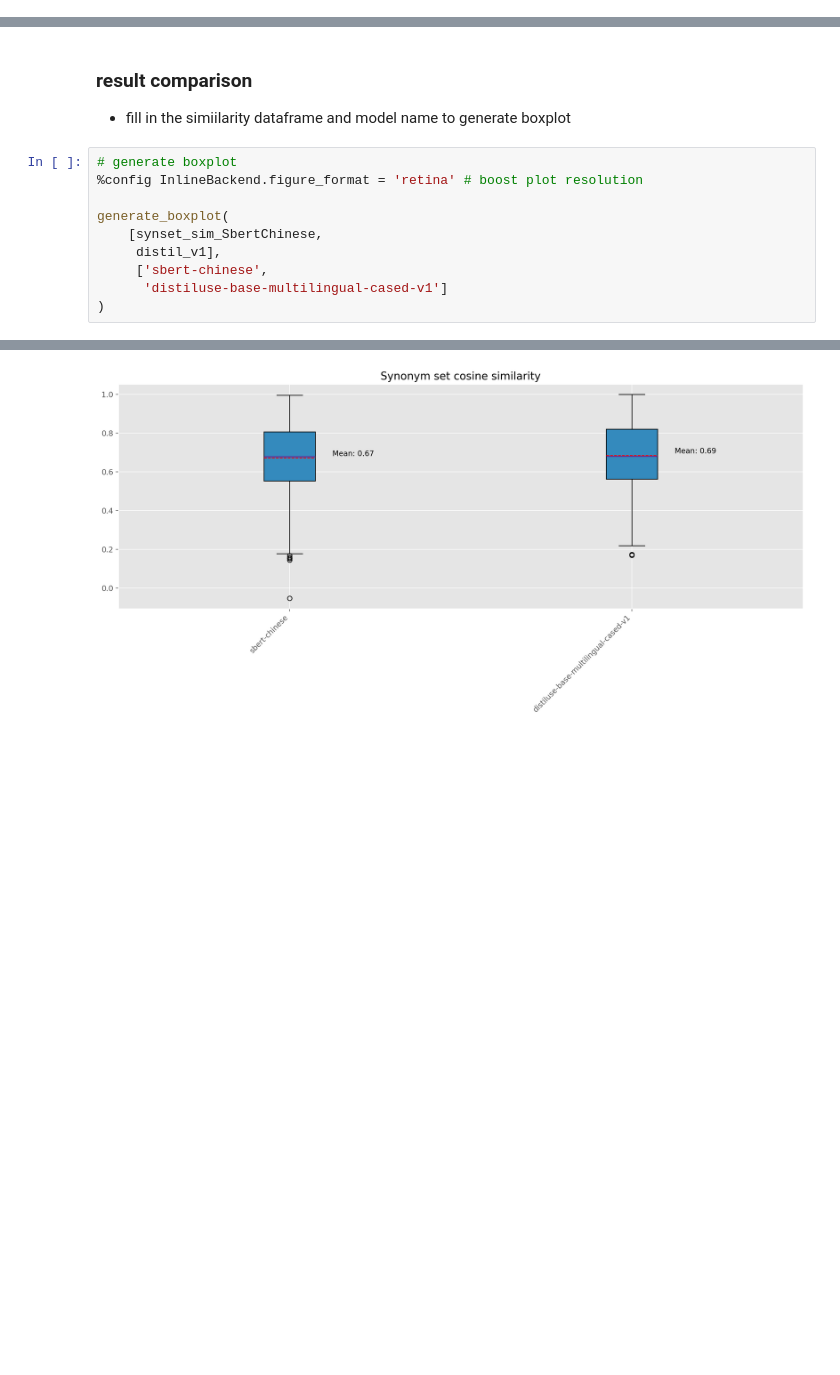
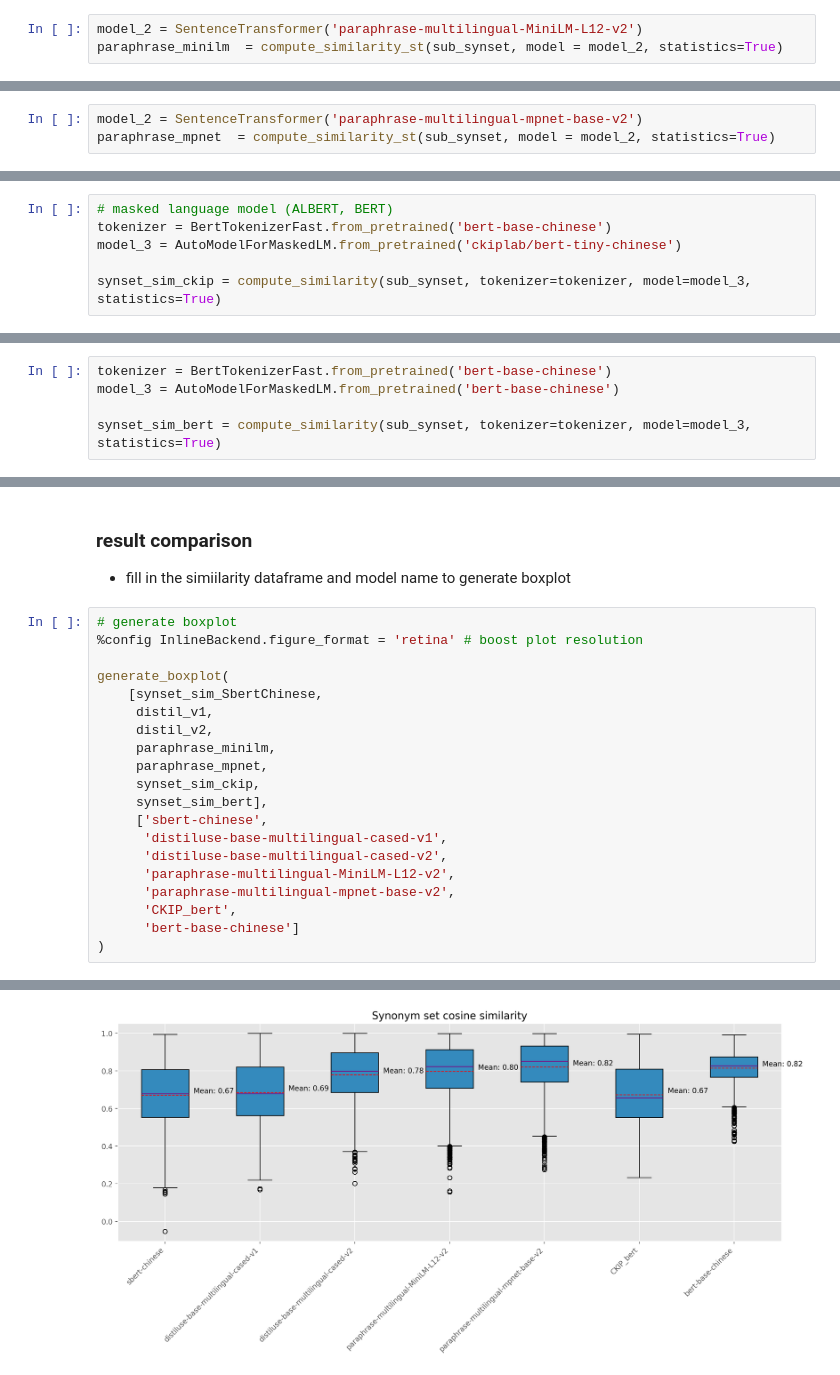
Before and after one commit to perrychen10488/LLM_on_chineseWordNet, a Jupyter notebook: llm_on_chinesewordnet_example.ipynb, the cells around one changed output, grey strips where cells are left out. Drawn from its saved outputs; the diff is of its cells as text; blank space fills up the shorter version.

```diff
--- a/llm_on_chinesewordnet_example.ipynb
+++ b/llm_on_chinesewordnet_example.ipynb
@@ -229,0 +367,3 @@ Name: cos_sim, dtype: object
+# %%
+model_2 = SentenceTransformer('paraphrase-multilingual-MiniLM-L12-v2')
+paraphrase_minilm  = compute_similarity_st(sub_synset, model = model_2, statistics=True)
@@ -229,0 +382,3 @@ Name: cos_sim, dtype: object
+# %%
+model_2 = SentenceTransformer('paraphrase-multilingual-mpnet-base-v2')
+paraphrase_mpnet  = compute_similarity_st(sub_synset, model = model_2, statistics=True)
@@ -229,0 +398,6 @@ Name: cos_sim, dtype: object
+# %%
+# masked language model (ALBERT, BERT)
+tokenizer = BertTokenizerFast.from_pretrained('bert-base-chinese')
+model_3 = AutoModelForMaskedLM.from_pretrained('ckiplab/bert-tiny-chinese')
+
+synset_sim_ckip = compute_similarity(sub_synset, tokenizer=tokenizer, model=model_3, statistics=True)
@@ -229,0 +414,5 @@ Name: cos_sim, dtype: object
+# %%
+tokenizer = BertTokenizerFast.from_pretrained('bert-base-chinese')
+model_3 = AutoModelForMaskedLM.from_pretrained('bert-base-chinese')
+
+synset_sim_bert = compute_similarity(sub_synset, tokenizer=tokenizer, model=model_3, statistics=True)
@@ -233,13 +435,23 @@ Name: cos_sim, dtype: object
 # %%
 # generate boxplot
 %config InlineBackend.figure_format = 'retina' # boost plot resolution
 
 generate_boxplot(
     [synset_sim_SbertChinese,
-     distil_v1],
+     distil_v1,
+     distil_v2,
+     paraphrase_minilm,
+     paraphrase_mpnet,
+     synset_sim_ckip,
+     synset_sim_bert],
      ['sbert-chinese',
-      'distiluse-base-multilingual-cased-v1']
+      'distiluse-base-multilingual-cased-v1',
+      'distiluse-base-multilingual-cased-v2',
+      'paraphrase-multilingual-MiniLM-L12-v2',
+      'paraphrase-multilingual-mpnet-base-v2',
+      'CKIP_bert',
+      'bert-base-chinese']
 )
 # %% [output]
 <Figure size 3840x2880 with 0 Axes>
-[figure, old version]
+[figure, new version]
```
Also changed, not shown: parts of 16 cells of this notebook, 3 other files.
